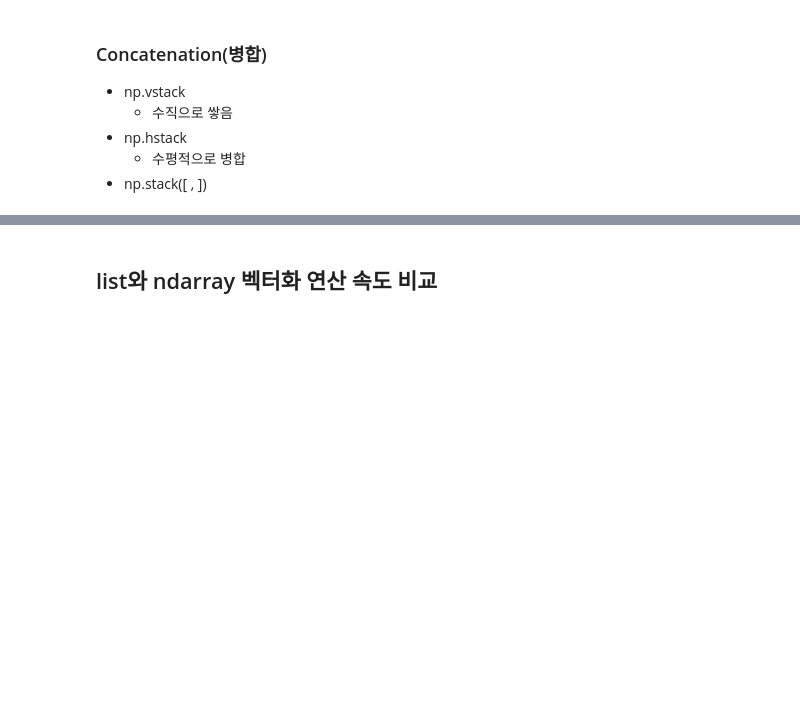
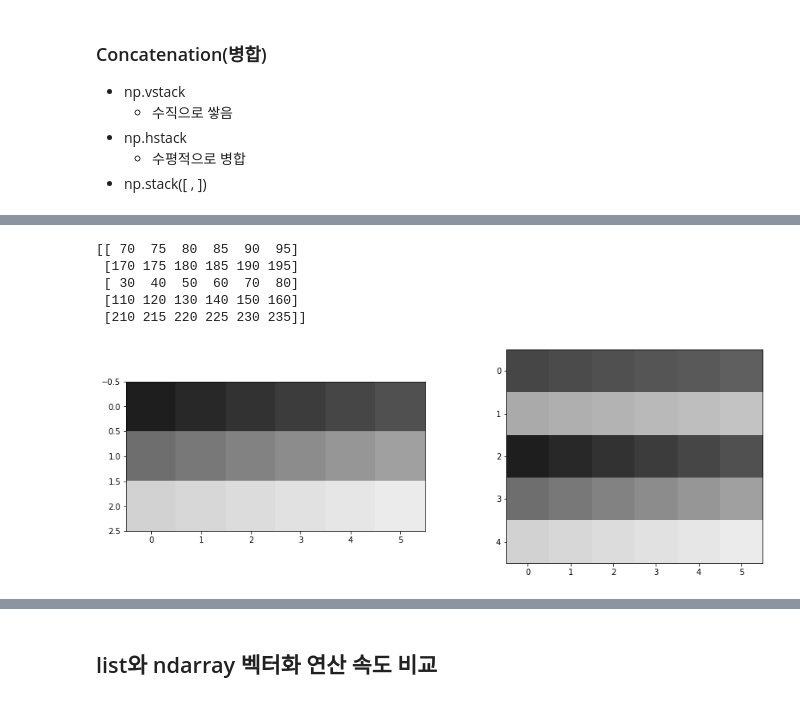
Before and after one commit to gymnopedy01/ictis-2023-ai, a Jupyter notebook: 다운로드/배포_Numpy_핵심.ipynb, the cells around one changed output, grey strips where cells are left out. Cells and saved outputs as stored; diff of their text form; code cells hidden in the pictures; blank space fills up the shorter version.

```diff
--- a/다운로드/배포_Numpy_핵심.ipynb
+++ b/다운로드/배포_Numpy_핵심.ipynb
@@ -486,3 +511,15 @@ grid = np.array([[ 70, 75,  80,  85,  90, 95],
+# %%
+p = np.vstack([grid,ar2])
+print(p)
+
+disp_2(ar2, p)
+# %% [output]
+[[ 70  75  80  85  90  95]
+ [170 175 180 185 190 195]
+ [ 30  40  50  60  70  80]
+ [110 120 130 140 150 160]
+ [210 215 220 225 230 235]]
+[figure, added]
 # %%
 y = np.array([[10, 100],
               [50, 150],
```
Also changed, not shown: parts of 40 cells of this notebook.
